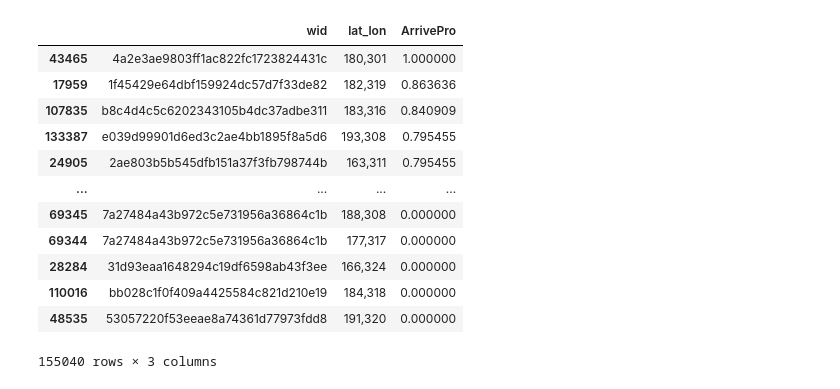
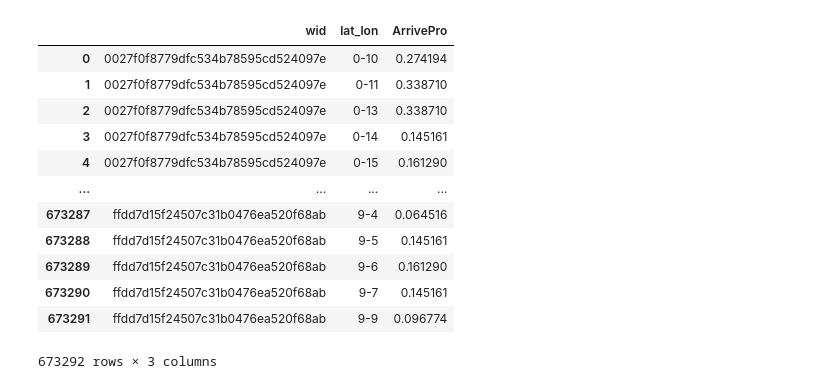
Before and after one commit to DURUII/Gaia-Explorer, a Jupyter notebook: main.ipynb, the cells around one changed output. Cells and saved outputs as stored; diff of their text form; code cells hidden in the pictures.

```diff
--- a/main.ipynb
+++ b/main.ipynb
@@ -466,0 +266,17 @@ df_grouped['lat_lon'].nunique()
+# %%
+output_grouped_csv = os.path.join(DATASET, 'grouped.csv')
+meta = pd.DataFrame({'duration': pd.Series(dtype='float64')})
+def calculate_stay_duration(group):
+    group = group.sort_values('dt')
+    time_diff = group['dt'].diff().dt.total_seconds()
+    duration = time_diff[time_diff <= 15].sum()
+    return pd.Series({'duration': duration})
+
+if not os.path.exists(output_grouped_csv):
+    with ProgressBar():
+        grouped = df_final.groupby(['wid', 'lat_lon', 'date'])
+        grouped.apply(calculate_stay_duration, meta=meta).reset_index(
+            ).to_csv(output_grouped_csv, single_file=True, index=False)
+
+df_grouped = pd.read_csv(output_grouped_csv)
+df_grouped.head()
@@ -513,23 +369,24 @@ merged_data
 # %%
-all_combinations = pd.MultiIndex.from_product([df_grouped['wid'].unique(), df_grouped['lat_lon'].unique()], names=['wid', 'lat_lon']).to_frame(index=False)
+# all_combinations = pd.MultiIndex.from_product([df_grouped['wid'].unique(), df_grouped['lat_lon'].unique()], names=['wid', 'lat_lon']).to_frame(index=False)
 arrive_pro = df_grouped[['wid', 'lat_lon', 'date']].groupby(['wid', 'lat_lon']).nunique().reset_index()
-arrive_pro['date'] /= arrive_pro['date'].max()
-arrive_pro = pd.merge(all_combinations, arrive_pro, on=['wid', 'lat_lon'], how='left').fillna(0).rename(columns={'date': 'ArrivePro'})
-arrive_pro.sort_values(by=['ArrivePro'], ascending=False)
+arrive_pro['date'] /= 62
+# arrive_pro = pd.merge(all_combinations, arrive_pro, on=['wid', 'lat_lon'], how='left').fillna(0)
+arrive_pro = arrive_pro.rename(columns={'date': 'ArrivePro'})
+arrive_pro
 # %% [output]
 |  | wid | lat_lon | ArrivePro |
-| 43465 | 4a2e3ae9803ff1ac822fc1723824431c | 180,301 | 1.000000 |
-| 17959 | 1f45429e64dbf159924dc57d7f33de82 | 182,319 | 0.863636 |
-| 107835 | b8c4d4c5c6202343105b4dc37adbe311 | 183,316 | 0.840909 |
-| 133387 | e039d99901d6ed3c2ae4bb1895f8a5d6 | 193,308 | 0.795455 |
-| 24905 | 2ae803b5b545dfb151a37f3fb798744b | 163,311 | 0.795455 |
+| 0 | 0027f0f8779dfc534b78595cd524097e | 0-10 | 0.274194 |
+| 1 | 0027f0f8779dfc534b78595cd524097e | 0-11 | 0.338710 |
+| 2 | 0027f0f8779dfc534b78595cd524097e | 0-13 | 0.338710 |
+| 3 | 0027f0f8779dfc534b78595cd524097e | 0-14 | 0.145161 |
+| 4 | 0027f0f8779dfc534b78595cd524097e | 0-15 | 0.161290 |
 | ... | ... | ... | ... |
-| 69345 | 7a27484a43b972c5e731956a36864c1b | 188,308 | 0.000000 |
-| 69344 | 7a27484a43b972c5e731956a36864c1b | 177,317 | 0.000000 |
-| 28284 | 31d93eaa1648294c19df6598ab43f3ee | 166,324 | 0.000000 |
-| 110016 | bb028c1f0f409a4425584c821d210e19 | 184,318 | 0.000000 |
-| 48535 | 53057220f53eeae8a74361d77973fdd8 | 191,320 | 0.000000 |
+| 673287 | ffdd7d15f24507c31b0476ea520f68ab | 9-4 | 0.064516 |
+| 673288 | ffdd7d15f24507c31b0476ea520f68ab | 9-5 | 0.145161 |
+| 673289 | ffdd7d15f24507c31b0476ea520f68ab | 9-6 | 0.161290 |
+| 673290 | ffdd7d15f24507c31b0476ea520f68ab | 9-7 | 0.145161 |
+| 673291 | ffdd7d15f24507c31b0476ea520f68ab | 9-9 | 0.096774 |
-155040 rows × 3 columns
+673292 rows × 3 columns
 # %%
 combined = pd.merge(arrive_pro, merged_data, on=['wid', 'lat_lon'], how='right')
 combined = pd.merge(df_grouped[['wid']].drop_duplicates(ignore_index=True).reset_index(), combined, on=['wid'], how='right')
```
Also changed, not shown: parts of 53 cells of this notebook.
